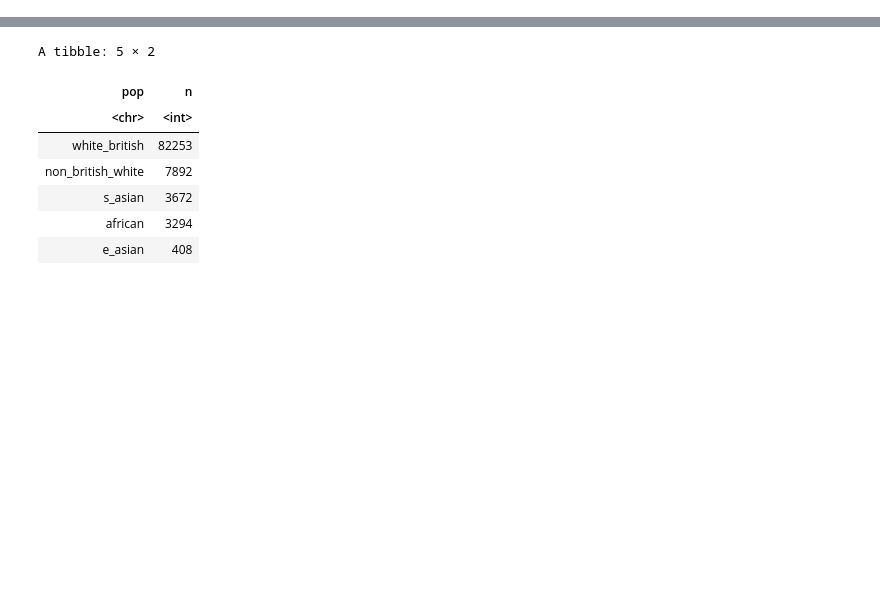
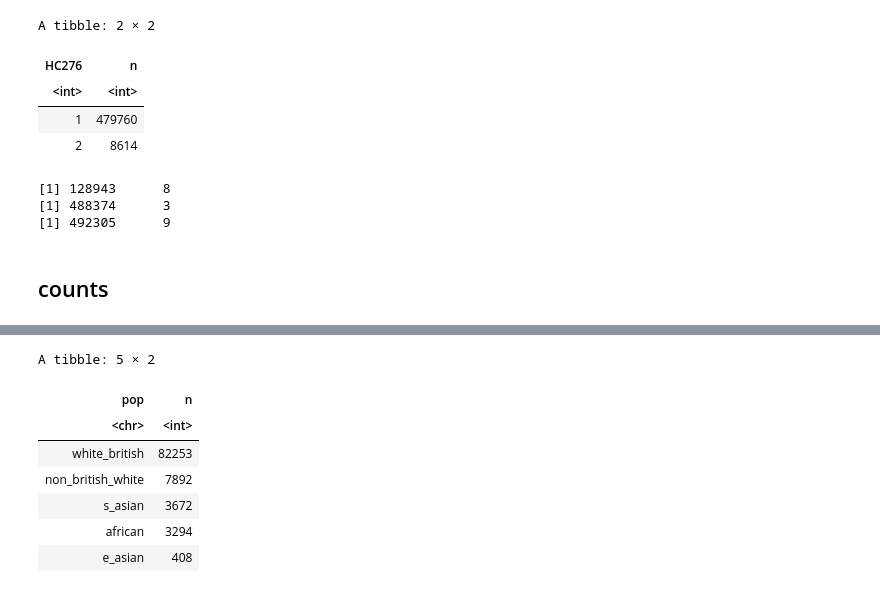
Before and after one commit to rivas-lab/ANGPTL7, a Jupyter notebook: notebook/ukbb_GCTA/GCTA_input_file_prep.ipynb, the cells around one changed output, grey strips where cells are left out. Drawn from its saved outputs; the diff is of its cells as text; code cells hidden in the pictures; blank space fills up the shorter version.

```diff
--- a/notebook/Bivariate_GREML/GREML_input_file_prep.ipynb
+++ b/notebook/ukbb_GCTA/GCTA_input_file_prep.ipynb
@@ -11,3 +11,22 @@ mutate(
     FID = as.character(FID),
     IID = as.character(IID)
 )
+# %%
+glaucoma_phe <- fread(
+    '/oak/stanford/groups/mrivas/ukbb24983/phenotypedata/extras/highconfidenceqc/phe/HC276.phe',
+    stringsAsFactors=FALSE,
+    data.table=FALSE,
+    col.names=c('FID', 'IID', 'HC276')
+) %>%
+mutate(
+    FID = as.character(FID),
+    IID = as.character(IID)
+)
+# %%
+glaucoma_phe %>% count(HC276)
+# %% [output]
+A tibble: 2 × 2
+| HC276 | n |
+| <int> | <int> |
+| 1 | 479760 |
+| 2 | 8614 |
@@ -13,0 +36,8 @@ mutate(
+# %%
+iop_phe      %>% dim() %>% print()
+glaucoma_phe %>% dim() %>% print()
+phe_all      %>% dim() %>% print()
+# %% [output]
+[1] 128943      8
+[1] 488374      3
+[1] 492305      9
@@ -14,3 +61,5 @@ mutate(
+# %% [markdown]
+## counts
 # %%
 pop_def <- bind_rows(lapply(c('white_british', 'non_british_white', 'e_asian', 's_asian', 'african'), function(pop){
     fread(
```
Also changed, not shown: parts of 5 cells of this notebook, 13 other files.
